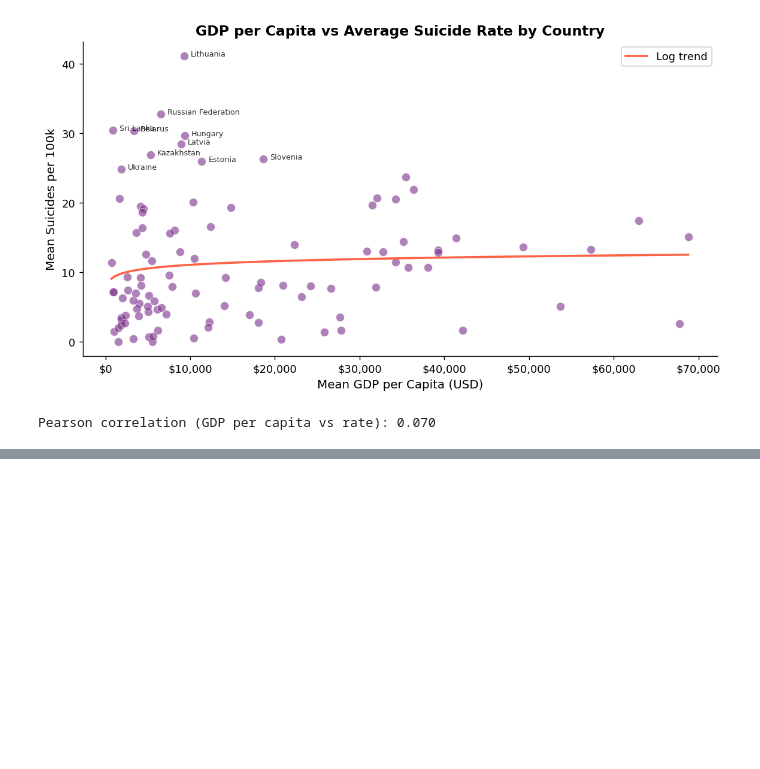
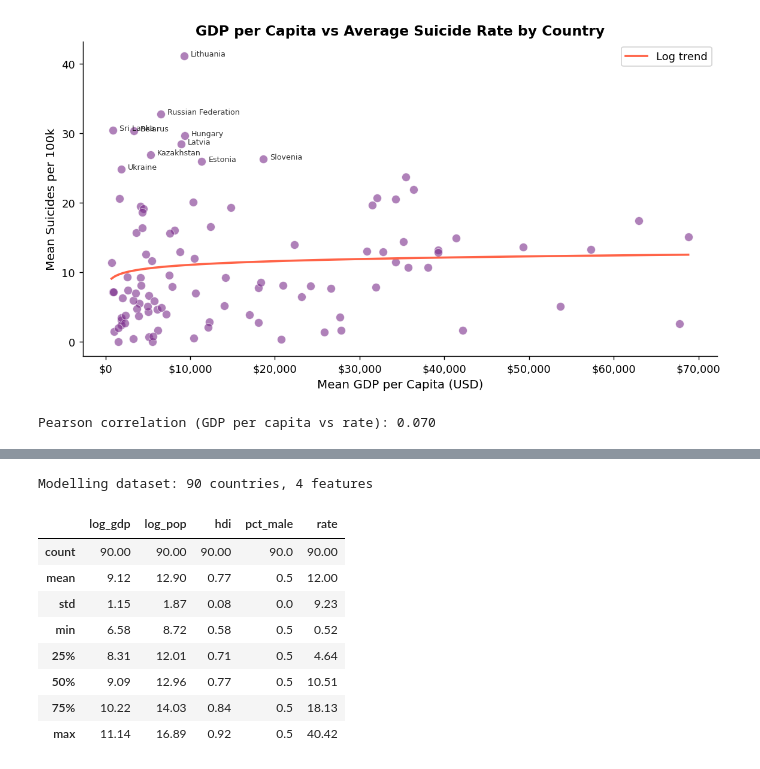
Before and after one commit to MustafaKaanKoc/Reproducible-Research-Term-Project, a Jupyter notebook: suicide_rates_initial_eda.ipynb, the cells around one changed output, grey strips where cells are left out. Saved outputs shown, nothing was run; the diff lists cells and outputs as text; code cells hidden in the pictures; blank space fills up the shorter version.

```diff
--- a/suicide_rates_initial_eda.ipynb
+++ b/suicide_rates_initial_eda.ipynb
@@ -335,0 +347,47 @@ Pearson correlation (GDP per capita vs rate): 0.070
+# %%
+from sklearn.linear_model import LinearRegression, Ridge
+from sklearn.ensemble import RandomForestRegressor, GradientBoostingRegressor
+from sklearn.preprocessing import StandardScaler
+from sklearn.model_selection import cross_val_score, KFold
+from sklearn.metrics import r2_score, mean_absolute_error
+from sklearn.pipeline import Pipeline
+import warnings
+warnings.filterwarnings('ignore')
+
+# ── Build country-level feature table ─────────────────────────────────────
+country_model = (
+    df.groupby('country')
+      .agg(
+          rate            = ('suicides_per_100k', 'mean'),
+          gdp_per_capita  = ('gdp_per_capita',    'mean'),
+          hdi             = ('hdi',               'mean'),
+          population      = ('population',        'mean'),
+          pct_male        = ('sex', lambda s: (s == 'male').mean()),
+      )
+      .dropna()
+      .reset_index()
+)
+
+# Log-transform skewed predictors
+country_model['log_gdp'] = np.log1p(country_model['gdp_per_capita'])
+country_model['log_pop'] = np.log1p(country_model['population'])
+
+FEATURES = ['log_gdp', 'log_pop', 'hdi', 'pct_male']
+TARGET   = 'rate'
+
+X = country_model[FEATURES].values
+y = country_model[TARGET].values
+
+print(f"Modelling dataset: {X.shape[0]} countries, {X.shape[1]} features")
+country_model[FEATURES + [TARGET]].describe().round(2)
+# %% [output]
+Modelling dataset: 90 countries, 4 features
+|  | log_gdp | log_pop | hdi | pct_male | rate |
+| count | 90.00 | 90.00 | 90.00 | 90.0 | 90.00 |
+| mean | 9.12 | 12.90 | 0.77 | 0.5 | 12.00 |
+| std | 1.15 | 1.87 | 0.08 | 0.0 | 9.23 |
+| min | 6.58 | 8.72 | 0.58 | 0.5 | 0.52 |
+| 25% | 8.31 | 12.01 | 0.71 | 0.5 | 4.64 |
+| 50% | 9.09 | 12.96 | 0.77 | 0.5 | 10.51 |
+| 75% | 10.22 | 14.03 | 0.84 | 0.5 | 18.13 |
+| max | 11.14 | 16.89 | 0.92 | 0.5 | 40.42 |
```
Also changed, not shown: parts of 7 cells of this notebook.
